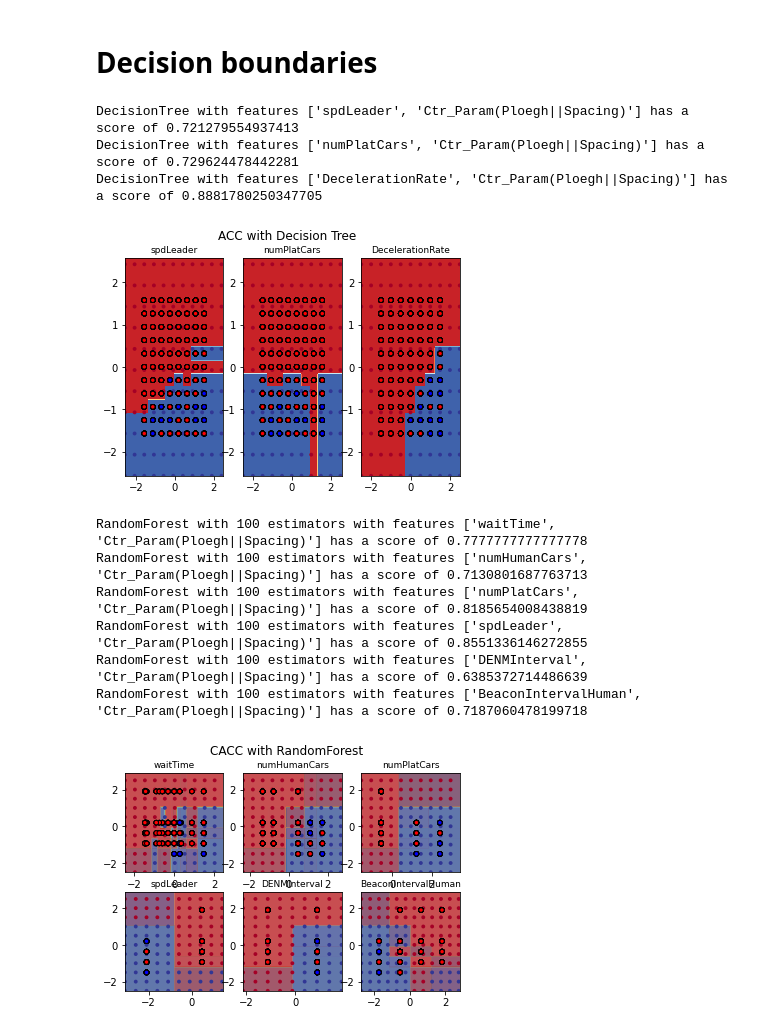
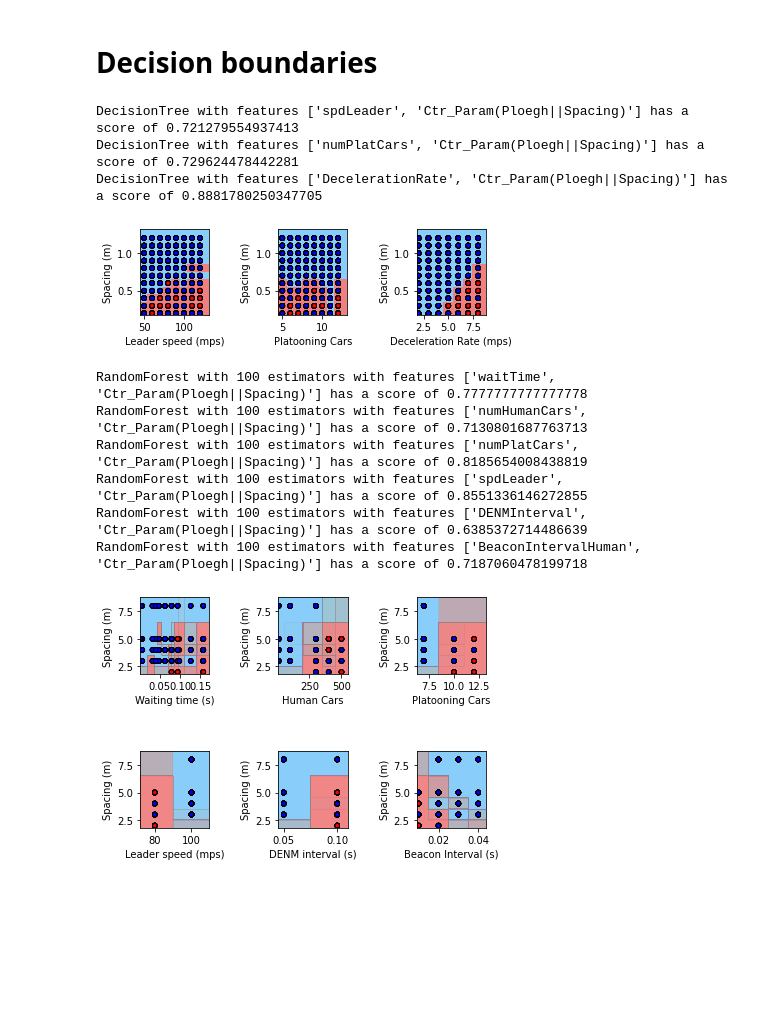
Before and after one commit to Gorospe/PredictCollision, a Jupyter notebook: src/FeatureImportance_truncated.ipynb, the cells around one changed output. Saved outputs shown, nothing was run; the diff lists cells and outputs as text; code cells hidden in the pictures; blank space fills up the shorter version.

Commit message:
adapt decision boundary plots

```diff
--- a/src/FeatureImportance_truncated.ipynb
+++ b/src/FeatureImportance_truncated.ipynb
@@ -207,9 +207,9 @@ dt, X_train, y_train, X_test, y_test = shap_calc(X_ploeg, y_ploeg, test_dec_tree
 # %% [markdown]
 # Decision boundaries
 # %%
-def plot_dec_boundaries(models, X_cls, y_cls, pairs, rows, columns, std, title):
+def plot_dec_boundaries(models, X_cls, y_cls, pairs, rows, columns, std, y_label, x_labels):
     plot_idx = 1
-    for pair in pairs:
+    for pair, x_label in zip(pairs,x_labels):
         for model in models:
             # We only take the two corresponding features
 
@@ -244,14 +244,17 @@ def plot_dec_boundaries(models, X_cls, y_cls, pairs, rows, columns, std, title):
             plt.subplot(rows, columns, plot_idx)
 
             # Add a title at the top of each column
-            plt.title(pair[0], fontsize=9)
-
+            #plt.title(pair[0], fontsize=9)
+            plt.xlabel(x_label)
+            plt.ylabel(y_label)
             # Now plot the decision boundary using a fine mesh as input to a
             # filled contour plot
-            x_min, x_max = X[:, 0].min() - 1, X[:, 0].max() + 1
-            y_min, y_max = X[:, 1].min() - 1, X[:, 1].max() + 1
+            x_min, x_max = X[:, 0].min() - (X[:, 0].min() * 0.1), X[:, 0].max() + (X[:, 0].max() * 0.1)
+            y_min, y_max = X[:, 1].min() - (X[:, 1].min() * 0.1), X[:, 1].max() + (X[:, 1].max() * 0.1)
+            plot_step_x = (x_max - x_min) / 200
+            plot_step_y = (y_max - y_min) / 200
             xx, yy = np.meshgrid(
-                np.arange(x_min, x_max, plot_step), np.arange(y_min, y_max, plot_step)
+                np.arange(x_min, x_max, plot_step_x), np.arange(y_min, y_max, plot_step_y)
             )
 
             # Plot either a single DecisionTreeClassifier or alpha blend the
@@ -259,7 +262,7 @@ def plot_dec_boundaries(models, X_cls, y_cls, pairs, rows, columns, std, title):
             if isinstance(model, DecisionTreeClassifier):
                 Z = model.predict(np.c_[xx.ravel(), yy.ravel()])
                 Z = Z.reshape(xx.shape)
-                cs = plt.contourf(xx, yy, Z, cmap=cmap)
+                cs = plt.contourf(xx, yy, Z, cmap=ListedColormap(["lightskyblue", "lightcoral"]))
             else:
                 # Choose alpha blend level with respect to the number
                 # of estimators
@@ -269,13 +272,13 @@ def plot_dec_boundaries(models, X_cls, y_cls, pairs, rows, columns, std, title):
                 for tree in model.estimators_:
                     Z = tree.predict(np.c_[xx.ravel(), yy.ravel()])
                     Z = Z.reshape(xx.shape)
-                    cs = plt.contourf(xx, yy, Z, alpha=estimator_alpha, cmap=cmap)
+                    cs = plt.contourf(xx, yy, Z, alpha=estimator_alpha, cmap=ListedColormap(["lightskyblue", "lightcoral"]))
 
             # Build a coarser grid to plot a set of ensemble classifications
             # to show how these are different to what we see in the decision
             # surfaces. These points are regularly space and do not have a
             # black outline
-            xx_coarser, yy_coarser = np.meshgrid(
+            '''xx_coarser, yy_coarser = np.meshgrid(
                 np.arange(x_min, x_max, plot_step_coarser),
                 np.arange(y_min, y_max, plot_step_coarser),
             )
@@ -287,25 +290,30 @@ def plot_dec_boundaries(models, X_cls, y_cls, pairs, rows, columns, std, title):
                 yy_coarser,
                 s=15,
                 c=Z_points_coarser,
-                cmap=cmap,
+                cmap=ListedColormap(["r", "b"]),
                 edgecolors="none",
             )
-
+'''
             # Plot the training points, these are clustered together and have a
             # black outline
             plt.scatter(
                 X[:, 0],
                 X[:, 1],
                 c=y,
-                cmap=ListedColormap(["r", "y", "b"]),
+                cmap=ListedColormap(["b", "r"]),
                 edgecolor="k",
                 s=20,
             )
             plot_idx += 1  # move on to the next plot in sequence
 
-    plt.suptitle(title, fontsize=12)
+    #plt.suptitle(title, fontsize=12)
     #plt.axis("tight")
-    #plt.tight_layout(h_pad=0.2, w_pad=0.2, pad=2.5)
+    plt.subplots_adjust(left=0.1,
+                    bottom=0.1,
+                    right=0.9,
+                    top=0.9,
+                    wspace=1,
+                    hspace=0.7)
     plt.show()
 # %%
 # Parameters
@@ -318,26 +326,26 @@ RANDOM_SEED = 0  # fix the seed on each iteration
 # %%
 # Load data
 models = [DecisionTreeClassifier(class_weight="balanced")]
 pairs = [['spdLeader', 'Ctr_Param(Ploegh||Spacing)'],['numPlatCars', 'Ctr_Param(Ploegh||Spacing)'], ['DecelerationRate', 'Ctr_Param(Ploegh||Spacing)']]
-rows = 1
+rows = 2
 columns = 3
-std = True
-plot_dec_boundaries(models, X_acc, y_acc, pairs, rows, columns, std, title = "ACC with Decision Tree")
+std = False
+plot_dec_boundaries(models, X_acc, y_acc, pairs, rows, columns, std, y_label = "Spacing (m)", x_labels = ["Leader speed (mps)", "Platooning Cars", "Deceleration Rate (mps)"])
 # %% [output]
 DecisionTree with features ['spdLeader', 'Ctr_Param(Ploegh||Spacing)'] has a score of 0.721279554937413
 DecisionTree with features ['numPlatCars', 'Ctr_Param(Ploegh||Spacing)'] has a score of 0.729624478442281
 DecisionTree with features ['DecelerationRate', 'Ctr_Param(Ploegh||Spacing)'] has a score of 0.8881780250347705
-[figure, old version]
+[figure, new version]
 # %%
 # Load data
 models = [RandomForestClassifier(class_weight="balanced")]
 #models = [DecisionTreeClassifier(class_weight="balanced")]
 rows = 2
 columns = 3
-std = True
+std = False
 pairs = [['waitTime', 'Ctr_Param(Ploegh||Spacing)'],['numHumanCars', 'Ctr_Param(Ploegh||Spacing)'], ['numPlatCars', 'Ctr_Param(Ploegh||Spacing)'],
          ['spdLeader', 'Ctr_Param(Ploegh||Spacing)'],['DENMInterval', 'Ctr_Param(Ploegh||Spacing)'], ['BeaconIntervalHuman', 'Ctr_Param(Ploegh||Spacing)']]
-plot_dec_boundaries(models, X_cacc, y_cacc, pairs, rows, columns, std, title = "CACC with RandomForest")
+plot_dec_boundaries(models, X_cacc, y_cacc, pairs, rows, columns, std, y_label = "Spacing (m)", x_labels = ["Waiting time (s)", "Human Cars", "Platooning Cars", "Leader speed (mps)", "DENM interval (s)", "Beacon Interval (s)"])
 # %% [output]
 RandomForest with 100 estimators with features ['waitTime', 'Ctr_Param(Ploegh||Spacing)'] has a score of 0.7777777777777778
 RandomForest with 100 estimators with features ['numHumanCars', 'Ctr_Param(Ploegh||Spacing)'] has a score of 0.7130801687763713
@@ -345,7 +353,7 @@ RandomForest with 100 estimators with features ['numPlatCars', 'Ctr_Param(Ploegh
 RandomForest with 100 estimators with features ['spdLeader', 'Ctr_Param(Ploegh||Spacing)'] has a score of 0.8551336146272855
 RandomForest with 100 estimators with features ['DENMInterval', 'Ctr_Param(Ploegh||Spacing)'] has a score of 0.6385372714486639
 RandomForest with 100 estimators with features ['BeaconIntervalHuman', 'Ctr_Param(Ploegh||Spacing)'] has a score of 0.7187060478199718
-[figure, old version]
+[figure, new version]
 # %%
 # Load data
 #models = [RandomForestClassifier(class_weight="balanced")]
```
Also changed, not shown: parts of 3 cells of this notebook, 3 other files.
